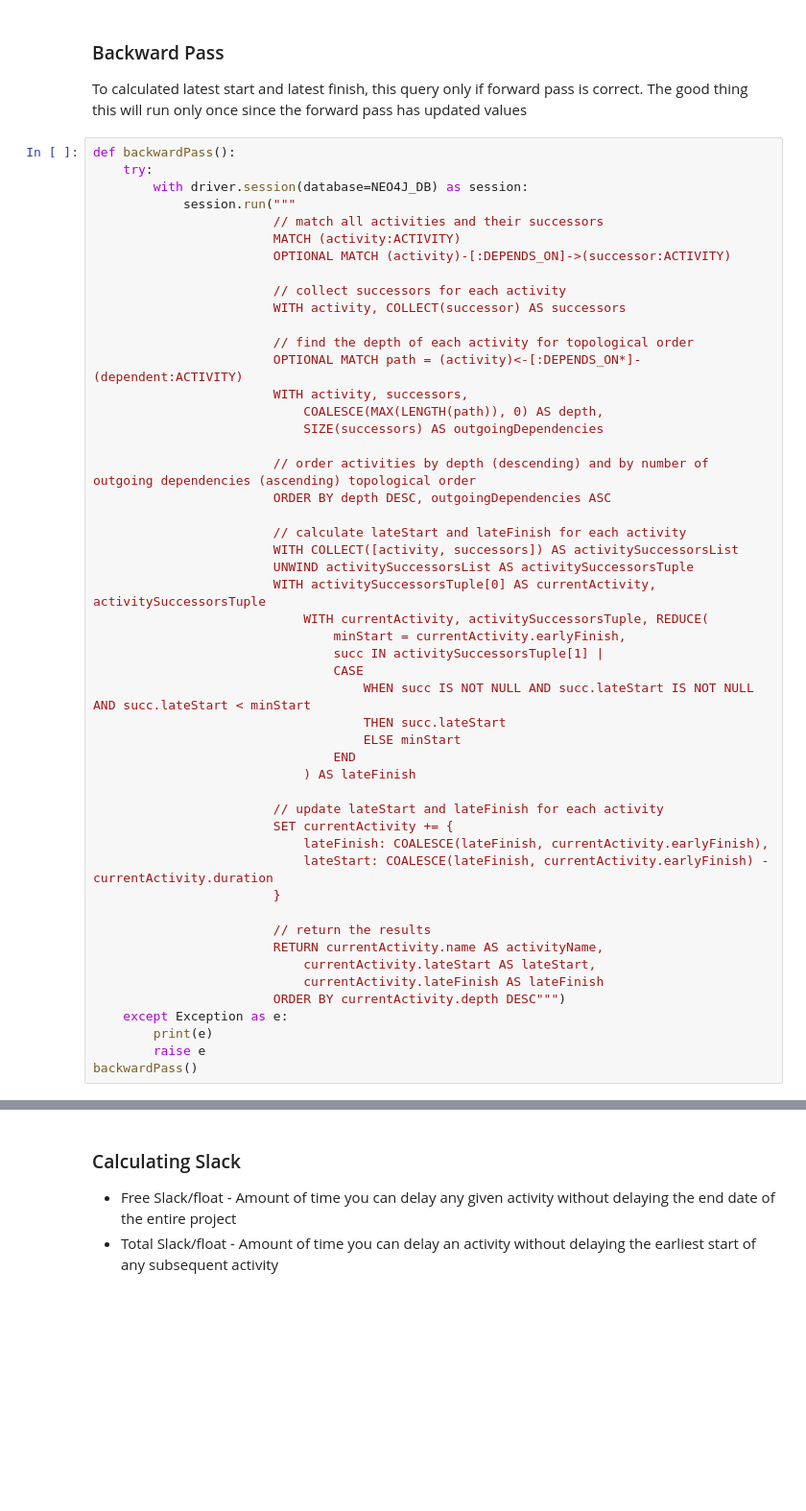
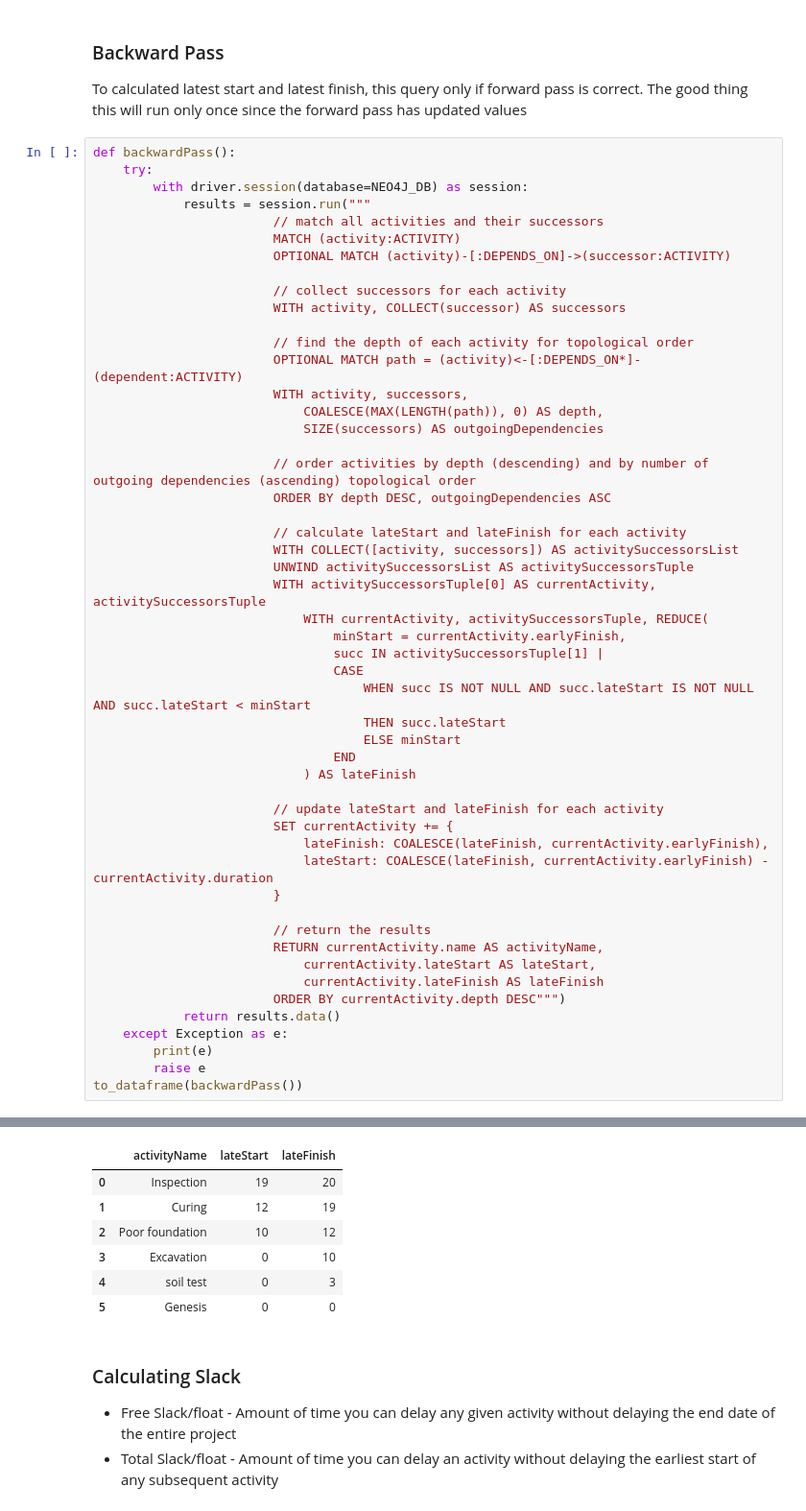
Before and after one commit to Ashuku001/project-sheduling, a Jupyter notebook: project-scheduling.ipynb, the cells around one changed output, grey strips where cells are left out. Shown at 96% size. Saved outputs shown, nothing was run; the diff lists cells and outputs as text; blank space fills up the shorter version.

```diff
--- a/project-scheduling.ipynb
+++ b/project-scheduling.ipynb
@@ -434,7 +445,7 @@ To calculated latest start and latest finish, this query only if forward pass is
 def backwardPass():
     try:
         with driver.session(database=NEO4J_DB) as session:
-            session.run("""
+            results = session.run("""
                         // match all activities and their successors
                         MATCH (activity:ACTIVITY)
                         OPTIONAL MATCH (activity)-[:DEPENDS_ON]->(successor:ACTIVITY)
@@ -454,34 +465,42 @@ def backwardPass():
                         // calculate lateStart and lateFinish for each activity
                         WITH COLLECT([activity, successors]) AS activitySuccessorsList
                         UNWIND activitySuccessorsList AS activitySuccessorsTuple
                         WITH activitySuccessorsTuple[0] AS currentActivity, activitySuccessorsTuple
                             WITH currentActivity, activitySuccessorsTuple, REDUCE(
                                 minStart = currentActivity.earlyFinish,
                                 succ IN activitySuccessorsTuple[1] |
                                 CASE
                                     WHEN succ IS NOT NULL AND succ.lateStart IS NOT NULL AND succ.lateStart < minStart
                                     THEN succ.lateStart
                                     ELSE minStart
                                 END
                             ) AS lateFinish
 
                         // update lateStart and lateFinish for each activity
                         SET currentActivity += {
                             lateFinish: COALESCE(lateFinish, currentActivity.earlyFinish),
                             lateStart: COALESCE(lateFinish, currentActivity.earlyFinish) - currentActivity.duration
                         }
 
                         // return the results
                         RETURN currentActivity.name AS activityName,
                             currentActivity.lateStart AS lateStart,
                             currentActivity.lateFinish AS lateFinish
                         ORDER BY currentActivity.depth DESC""")
+            return results.data()
     except Exception as e:
         print(e)
         raise e
-backwardPass()
+to_dataframe(backwardPass())
 # %% [output]
 Received notification from DBMS server: {severity: WARNING} {code: Neo.ClientNotification.Statement.AggregationSkippedNull} {category: UNRECOGNIZED} {title: The query contains an aggregation function  ...
+|  | activityName | lateStart | lateFinish |
+| 0 | Inspection | 19 | 20 |
+| 1 | Curing | 12 | 19 |
+| 2 | Poor foundation | 10 | 12 |
+| 3 | Excavation | 0 | 10 |
+| 4 | soil test | 0 | 3 |
+| 5 | Genesis | 0 | 0 |
 # %% [markdown]
 ### Calculating Slack
 - Free Slack/float - Amount of time you can delay any given activity without delaying the end date of the entire project
```
Also changed, not shown: parts of 5 cells of this notebook, 1 other file.
